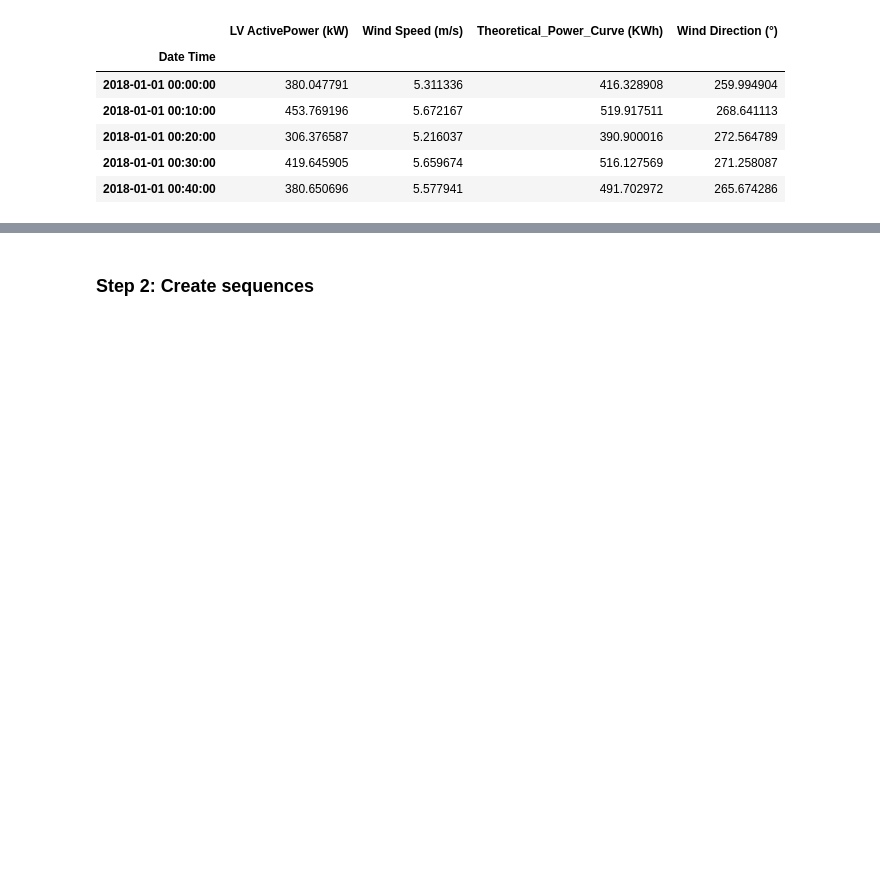
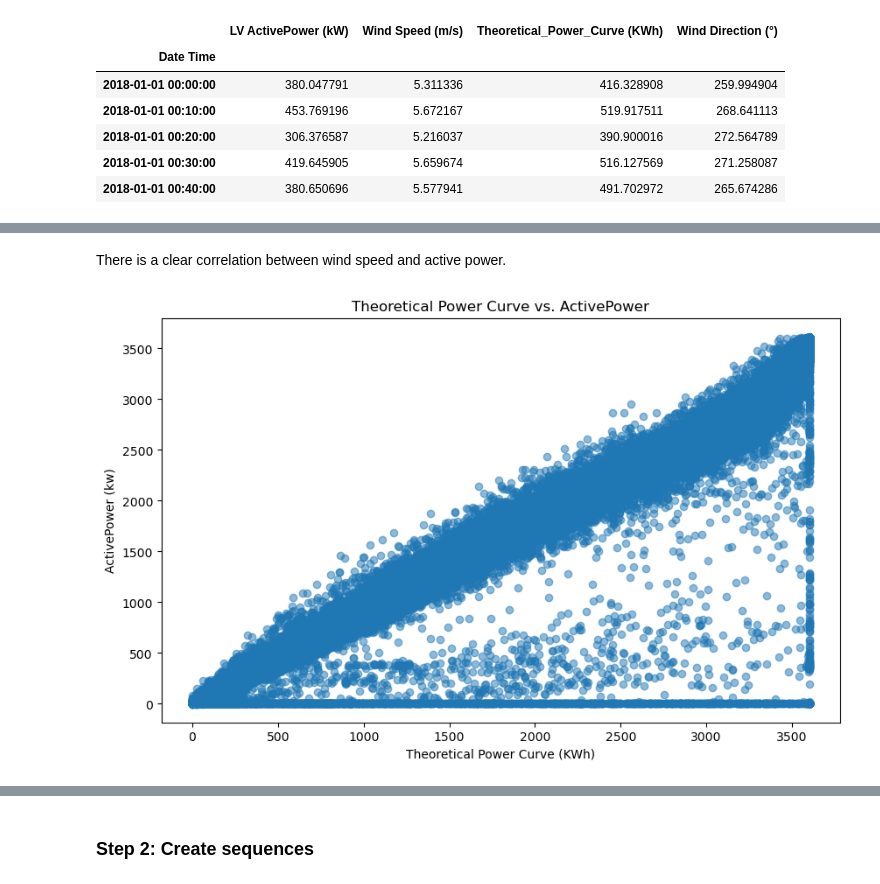
Before and after one commit to marhas109/ds10_all, a Jupyter notebook: C10_M04_Lab.ipynb, the cells around one changed output, grey strips where cells are left out. Drawn from its saved outputs; the diff is of its cells as text; code cells hidden in the pictures; blank space fills up the shorter version.

```diff
--- a/C10_M04_Lab.ipynb
+++ b/C10_M04_Lab.ipynb
@@ -76,0 +111,11 @@ df.head()
+# %% [markdown]
+There is a clear correlation between wind speed and active power.
+# %%
+plt.figure(figsize=(10, 6))
+plt.scatter(df['Theoretical_Power_Curve (KWh)'], df['LV ActivePower (kW)'], alpha=0.5)
+plt.xlabel('Theoretical Power Curve (KWh)')
+plt.ylabel('ActivePower (kw)')
+plt.title('Theoretical Power Curve vs. ActivePower')
+plt.show()
+# %% [output]
+[figure, added]
```
Also changed, not shown: parts of 24 cells of this notebook.
